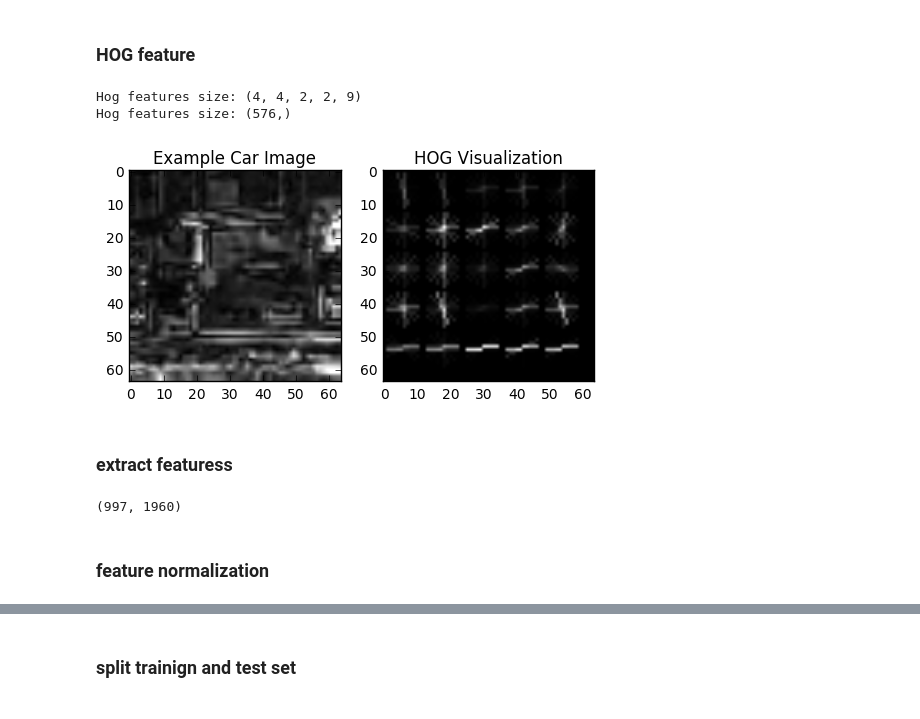
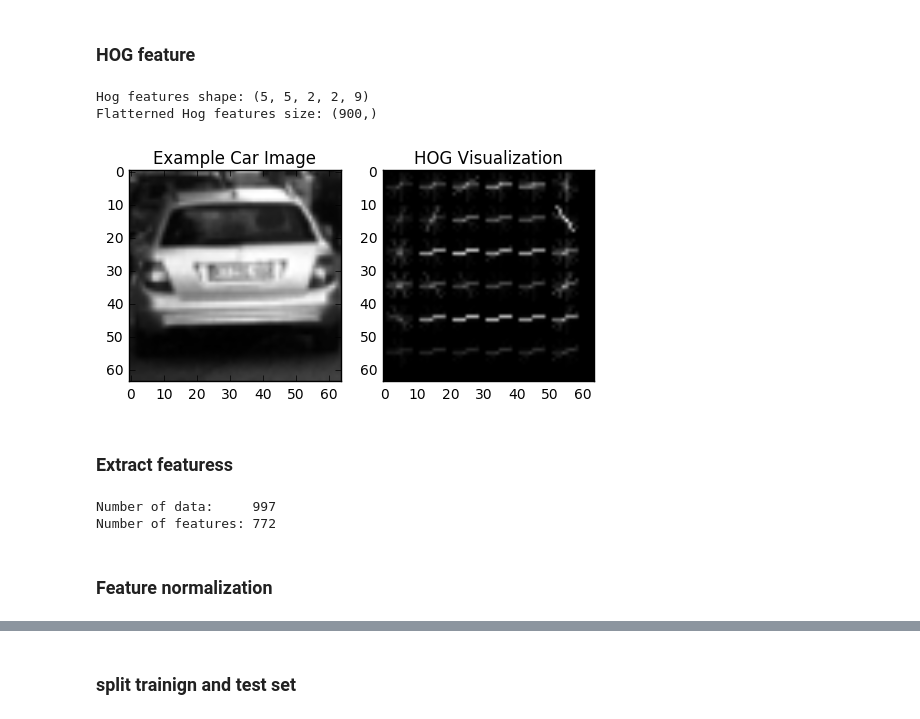
Before and after one commit to huipengzhang/CarND-P15-Vehicle-Detection-and-Tracking, a Jupyter notebook: Object_Detection.ipynb, the cells around one changed output, grey strips where cells are left out. Cells and saved outputs as stored; diff of their text form; code cells hidden in the pictures.

```diff
--- a/Object_Detection.ipynb
+++ b/Object_Detection.ipynb
@@ -148,0 +138,19 @@ color hist features size: (96,)
+# %%
+# test if the funtion works
+image_hls = cv2.cvtColor(car_image, cv2.COLOR_RGB2HLS) # convert it to HLS
+img = image_hls # work on the HSL color space
+
+# set tunning parameter
+nbins = 32 #number of bins
+
+# extrect color histo feature
+hist_features = color_hist(car_image, nbins, (0, 256))
+print('color hist features size:', features.shape)
+
+
+# Visualize undistortion
+f, (ax1, ax2) = plt.subplots(1, 2, figsize=(8,4))
+ax1.imshow(image,cmap='gray')
+ax1.set_title('Example Car Image', fontsize=10)
+ax2.plot(hist_features)
+ax2.set_title('Color Hist  Features', fontsize=10)
@@ -166,40 +178,41 @@ def get_hog_features(img, orient, pix_per_cell, cell_per_block,
         return features
 # %%
 # test if the feature work
-# Read in the image
-image = car_image
-gray = cv2.cvtColor(image, cv2.COLOR_RGB2GRAY)
-
+gray = cv2.cvtColor(car_image, cv2.COLOR_RGB2GRAY) # convert to gray scale
+image = gray # work on grey scale image
 
 # Define HOG parameters
 orient = 9
-pix_per_cell = 12
+pix_per_cell = 10
 cell_per_block = 2
-# Call our function with vis=True to see an image output
-features, hog_image = get_hog_features(gray, orient,
+
+# Call our function with vis=True to see an image output,
+# feature_vec=False to get the feature dimension
+hog_features, hog_image = get_hog_features(image, orient,
                         pix_per_cell, cell_per_block,
                         vis=True, feature_vec=False)
 
-hog_features1d = np.ravel(features)
+# flattern the feature to create the feature vector
+hog_1d = np.ravel(hog_features)
 
 # Plot the examples
 fig = plt.figure()
 plt.subplot(121)
 plt.imshow(image, cmap='gray')
 plt.title('Example Car Image')
 plt.subplot(122)
 plt.imshow(hog_image, cmap='gray')
 plt.title('HOG Visualization')
 
 # test the funtion
-print('Hog features size:', features.shape)
-print('Hog features size:', hog_features1d.shape)
+print('Hog features shape:', hog_features.shape)
+print('Flatterned Hog features size:', hog_1d.shape)
 # %% [output]
-Hog features size: (4, 4, 2, 2, 9)
-Hog features size: (576,)
+Hog features shape: (5, 5, 2, 2, 9)
+Flatterned Hog features size: (900,)
-[figure, old version]
+[figure, new version]
 # %% [markdown]
-### extract featuress
+### Extract featuress
 # %%
 # Define a function to extract features from a list of images
 # Have this function call bin_spatial() and color_hist()
@@ -245,24 +247,37 @@ def extract_features(imgs, cspace='HLS', spatial_size=(32, 32),
     # Return list of feature vectors
     return features
 # %%
-# define number of spatial histogram bins
+# define tunning parameters
 spatial = 10
+
+# color hist parameters
 histbin = 32
 
+# Define HOG parameters
+orient = 9
+pix_per_cell = 10
+cell_per_block = 2
+
 # extract feature from car images
-car_features = extract_features(cars, cspace='RGB', spatial_size=(spatial, spatial),
-                        hist_bins=histbin, hist_range=(0, 256))
+car_features = extract_features(cars, spatial_size=(spatial, spatial),
+                        hist_bins=histbin, hist_range=(0, 256),
+                        orient = orient,pix_per_cell = pix_per_cell,
+                        cell_per_block=cell_per_block)
 
 # extract feature noncar car images
-notcar_features = extract_features(notcars, cspace='RGB', spatial_size=(spatial, spatial),
-                        hist_bins=histbin, hist_range=(0, 256))
+notcar_features = extract_features(notcars, spatial_size=(spatial, spatial),
+                        hist_bins=histbin, hist_range=(0, 256),
+                        orient = orient,pix_per_cell = pix_per_cell,
+                        cell_per_block=cell_per_block)
 
 X = np.vstack((car_features, notcar_features)).astype(np.float32)
-print(scaled_X.shape)
+print("Number of data:    ",scaled_X.shape[0])
+print("Number of features:",scaled_X.shape[1])
 # %% [output]
-(997, 1960)
+Number of data:     997
+Number of features: 772
 # %% [markdown]
-### feature normalization
+### Feature normalization
 # %%
 # Create an array stack of feature vectors
 X = np.vstack((car_features, notcar_features)).astype(np.float64)
```
Also changed, not shown: parts of 25 cells of this notebook.
